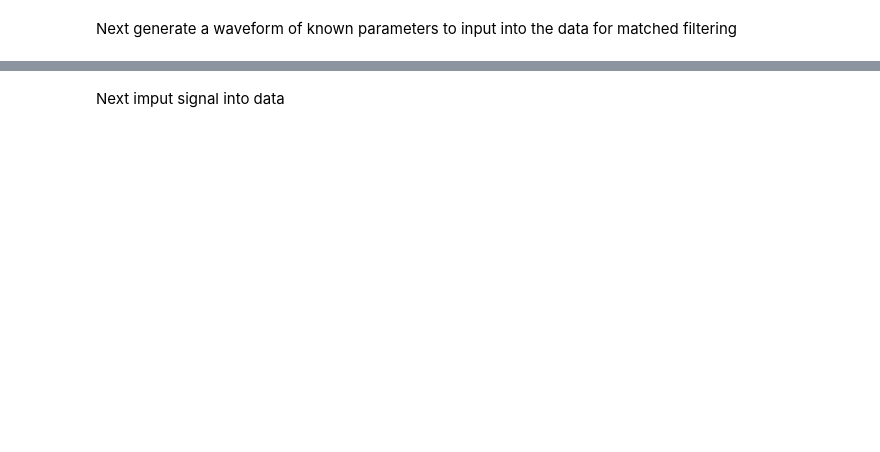
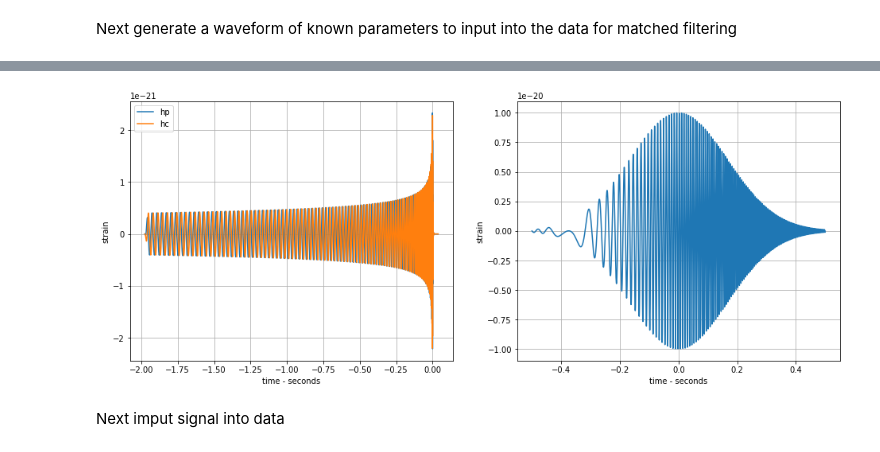
Before and after one commit to connor-mcisaac/gw_test, a Jupyter notebook: FFTonly/MatchedFilter.ipynb, the cells around one changed output, grey strips where cells are left out. Cells and saved outputs as stored; diff of their text form; code cells hidden in the pictures; blank space fills up the shorter version.

```diff
--- a/FFTonly/MatchedFilter.ipynb
+++ b/FFTonly/MatchedFilter.ipynb
@@ -38,9 +37,21 @@ time =  4096  namples =  16777216  sample rate =  4096
 Next generate a waveform of known parameters to input into the data for matched filtering
 # %%
 def Hann(n, N):
-    """Evalute a Hann window of length N at n"""
+    """Evalute a Hann window of length N at point n"""
     y = 0.5*(1-np.cos(2*np.pi*n/(N-1)))
     return y
+
+
+def SGsignal(length, freq, freqm, max_amp):
+    """Define function that takes the required length in samples, the required freq in samples,
+    the the gradient at which the frequency should increase and the max amplitude
+    Return a sine function with frequency increasing with time to freq*freqm,
+    starting at freq, multiplied by a gaussian with SD of length/6"""
+    sd = length/6
+    x = np.arange(length) - (length-length%2)/2.
+    k = 2*np.pi*freq * np.linspace(1, freqm, num=length)
+    y = max_amp * np.exp(-(x**2)/(2*(sd**2))) * np.sin(k*x)
+    return x, y
 
 
 #Use pycbc to produce waveform, then convert to numpy array and smooth turn on
@@ -51,12 +62,24 @@ hc = hc0.numpy()
 hc[:100] *= Hann(np.arange(100), 200)
 ht = hp0.sample_times.numpy()
 
-#Plot both polarisations
-plt.figure()
+#Create a fake transient signal with high strain amplitude to test RSNR
+lengths_fake = 1 #length of signal in seconds
+freqs_fake = 40. #freq in seconds^-1
+length_fake, freq_fake, freqm_fake, maxa_fake = int(lengths_fake*fs), freqs_fake/fs, 5, 1e-20
+x_fake, y_fake = SGsignal(length_fake, freq_fake, freqm_fake, maxa_fake)
+
+#Plot both polarisations and the fake signal
+plt.figure(figsize=(16, 6))
+plt.subplot(1, 2, 1)
 plt.plot(ht, hp, label='hp')
 plt.plot(ht, hc, label='hc')
 plt.xlabel('time - seconds')
 plt.ylabel('strain')
 plt.legend()
 plt.grid()
+plt.subplot(1, 2, 2)
+plt.plot(x_fake*dt, y_fake)
+plt.xlabel('time - seconds')
+plt.ylabel('strain')
+plt.grid()
 # %% [output]
@@ -65,3 +86,4 @@ plt.grid()
+[figure, added]
 # %% [markdown]
 Next imput signal into data
 # %%
```
Also changed, not shown: parts of 9 cells of this notebook, 5 other files.
